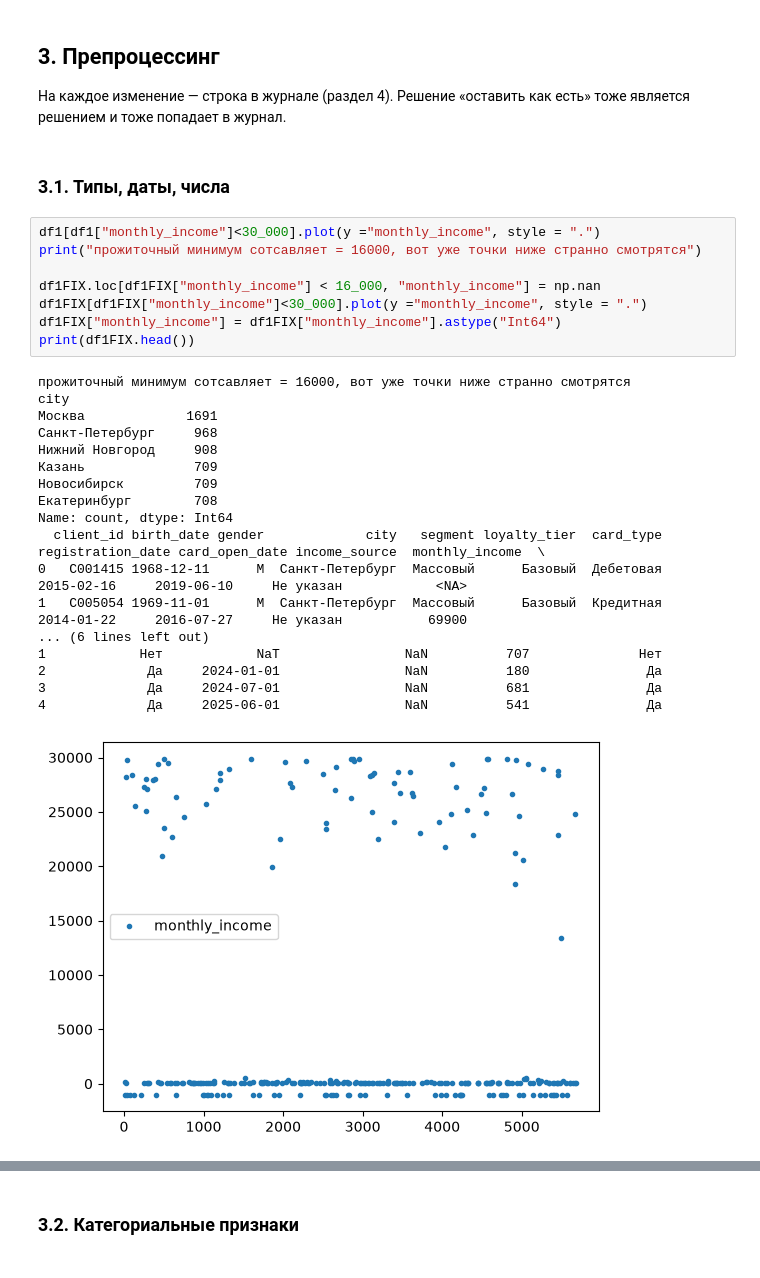
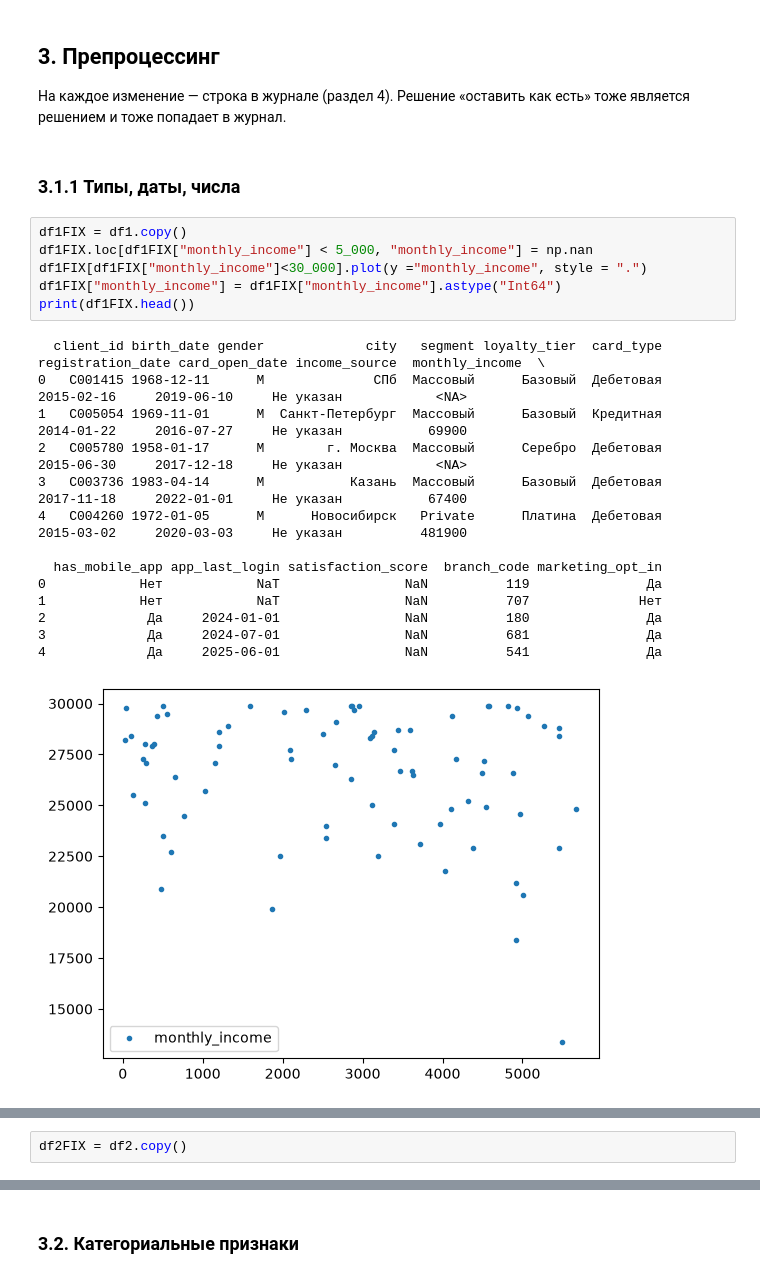
Before and after one commit to divik-T/Lab1GroupsClientsLeak, a Jupyter notebook: notebooks/01_analysis.ipynb, the cells around one changed output, grey strips where cells are left out. Drawn from its saved outputs; the diff is of its cells as text.

```diff
--- a/notebooks/01_analysis.ipynb
+++ b/notebooks/01_analysis.ipynb
@@ -507,31 +507,25 @@ print(df1[clients_NOtxn])
 На каждое изменение — строка в журнале (раздел 4). Решение «оставить
 как есть» тоже является решением и тоже попадает в журнал.
 # %% [markdown]
-### 3.1. Типы, даты, числа
+### 3.1.1 Типы, даты, числа
 # %%
-df1[df1["monthly_income"]<30_000].plot(y ="monthly_income", style = ".")
-print("прожиточный минимум сотсавляет = 16000, вот уже точки ниже странно смотрятся")
-
-df1FIX.loc[df1FIX["monthly_income"] < 16_000, "monthly_income"] = np.nan
+df1FIX = df1.copy()
+df1FIX.loc[df1FIX["monthly_income"] < 5_000, "monthly_income"] = np.nan
 df1FIX[df1FIX["monthly_income"]<30_000].plot(y ="monthly_income", style = ".")
 df1FIX["monthly_income"] = df1FIX["monthly_income"].astype("Int64")
 print(df1FIX.head())
 # %% [output]
-прожиточный минимум сотсавляет = 16000, вот уже точки ниже странно смотрятся
-city
-Москва             1691
-Санкт-Петербург     968
-Нижний Новгород     908
-Казань              709
-Новосибирск         709
-Екатеринбург        708
-Name: count, dtype: Int64
   client_id birth_date gender             city   segment loyalty_tier  card_type registration_date card_open_date income_source  monthly_income  \
-0   C001415 1968-12-11      М  Санкт-Петербург  Массовый      Базовый  Дебетовая        2015-02-16     2019-06-10     Не указан            <NA>
+0   C001415 1968-12-11      М              СПб  Массовый      Базовый  Дебетовая        2015-02-16     2019-06-10     Не указан            <NA>
 1   C005054 1969-11-01      М  Санкт-Петербург  Массовый      Базовый  Кредитная        2014-01-22     2016-07-27     Не указан           69900
-... (6 lines left out)
+2   C005780 1958-01-17      М        г. Москва  Массовый      Серебро  Дебетовая        2015-06-30     2017-12-18     Не указан            <NA>
+3   C003736 1983-04-14      М           Казань  Массовый      Базовый  Дебетовая        2017-11-18     2022-01-01     Не указан           67400
+4   C004260 1972-01-05      М      Новосибирск   Private      Платина  Дебетовая        2015-03-02     2020-03-03     Не указан          481900
+
+  has_mobile_app app_last_login satisfaction_score  branch_code marketing_opt_in
+0            Нет            NaT                NaN          119               Да
 1            Нет            NaT                NaN          707              Нет
 2             Да     2024-01-01                NaN          180               Да
 3             Да     2024-07-01                NaN          681               Да
 4             Да     2025-06-01                NaN          541               Да
-[figure, old version]
+[figure, new version]
@@ -538,0 +532,2 @@ Name: count, dtype: Int64
+# %%
+df2FIX = df2.copy()
```
Also changed, not shown: parts of 18 cells of this notebook.
